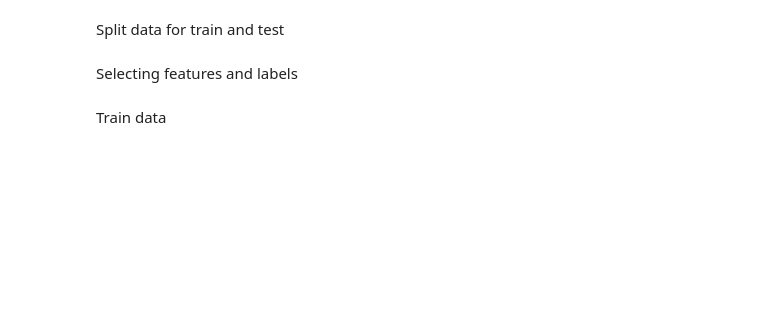
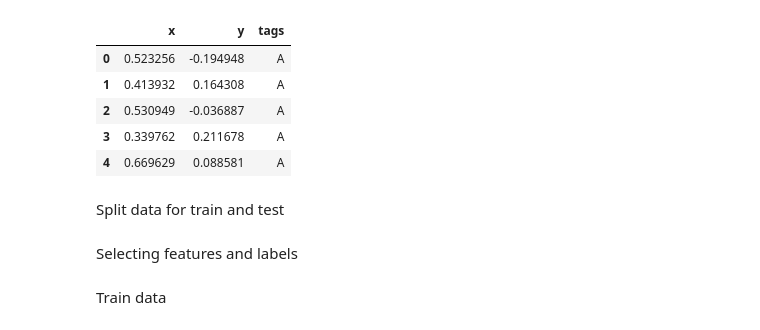
Before and after one commit to Mitchell-Mirano/Allison, a Jupyter notebook: main.ipynb, the cells around one changed output. Cells and saved outputs as stored; diff of their text form; code cells hidden in the pictures; blank space fills up the shorter version.

```diff
--- a/main.ipynb
+++ b/main.ipynb
@@ -25,3 +33,20 @@ df.head()
+# %%
+x=x1.tolist()+x2.tolist()
+y=y1.tolist()+y2.tolist()
+tags = ["A" for x in x1.tolist()] + ["B" for x in x2.tolist()]
+df=pd.DataFrame({
+    "x":x,
+    "y":y,
+    "tags":tags
+})
+df.head()
+# %% [output]
+|  | x | y | tags |
+| 0 | 0.523256 | -0.194948 | A |
+| 1 | 0.413932 | 0.164308 | A |
+| 2 | 0.530949 | -0.036887 | A |
+| 3 | 0.339762 | 0.211678 | A |
+| 4 | 0.669629 | 0.088581 | A |
 # %% [markdown]
 Split data for train and test
 # %%
```
Also changed, not shown: parts of 14 cells of this notebook, 2 other files.
